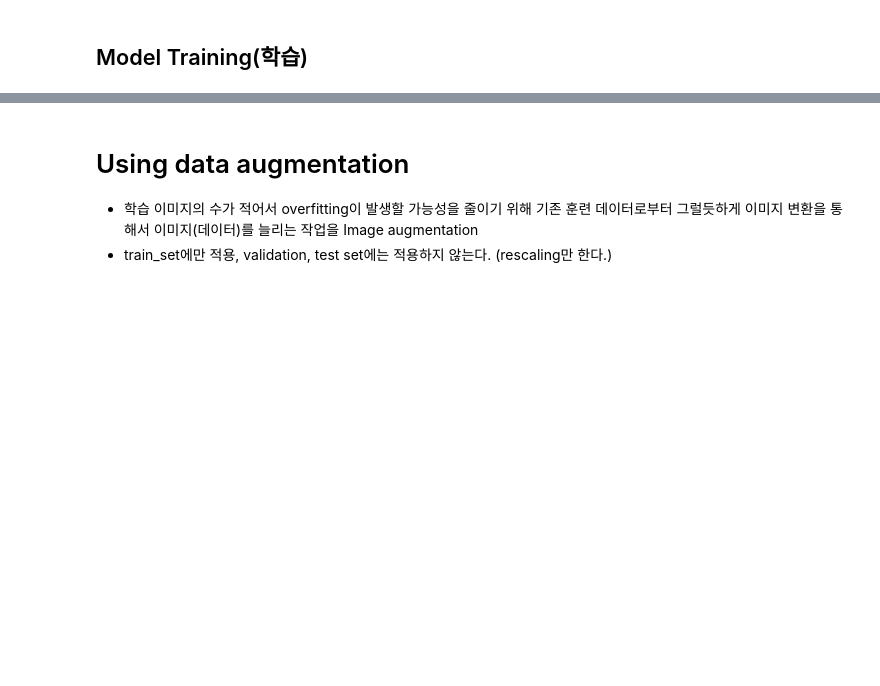
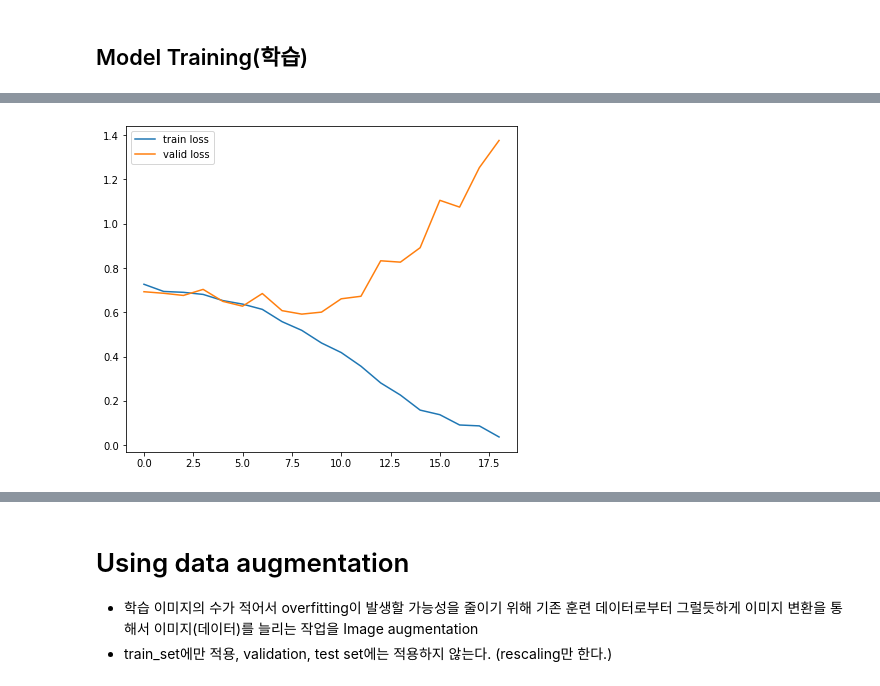
Before and after one commit to purple-cabbage0030/class_review, a Jupyter notebook: 13.deepLearning/08_2_CNN_Image Augmentation.ipynb, the cells around one changed output, grey strips where cells are left out. Drawn from its saved outputs; the diff is of its cells as text; code cells hidden in the pictures; blank space fills up the shorter version.

```diff
--- a/13.deepLearning/08_2_CNN_Image Augmentation.ipynb
+++ b/13.deepLearning/08_2_CNN_Image Augmentation.ipynb
@@ -38,0 +196,19 @@ fname = 'cats_and_dogs_small.zip'
+# %%
+save_file_path = os.path.join(save_dir, "weights_ckpt")  #저장할 weight 파일경로
+
+mc_callback = keras.callbacks.ModelCheckpoint(filepath=save_file_path,
+                                              save_weights_only=True,
+                                              save_best_only=True,
+                                              monitor='val_loss',
+                                              verbose=2)
+
+es_callback = keras.callbacks.EarlyStopping(monitor="val_loss",
+                                            patience=10)
+# %%
+# train dataset => ImageDataGenerator 를 지정 (iterator)
+# steps_per_epoch : 1에폭당 몇 step인지.
+hist = model.fit(train_iter, epochs=N_EPOCHS,
+                 steps_per_epoch=len(train_iter),
+                 validation_data=valid_iter,
+                 validation_steps=len(valid_iter),
+                 callbacks=[mc_callback, es_callback])
@@ -38,0 +233,10 @@ fname = 'cats_and_dogs_small.zip'
+# %%
+import matplotlib.pyplot as plt
+
+plt.figure(figsize=(7,6))
+plt.plot(hist.history['loss'], label='train loss')
+plt.plot(hist.history['val_loss'], label='valid loss')
+plt.legend()
+plt.show()
+# %% [output]
+[figure, added]
```
Also changed, not shown: parts of 88 cells of this notebook.
